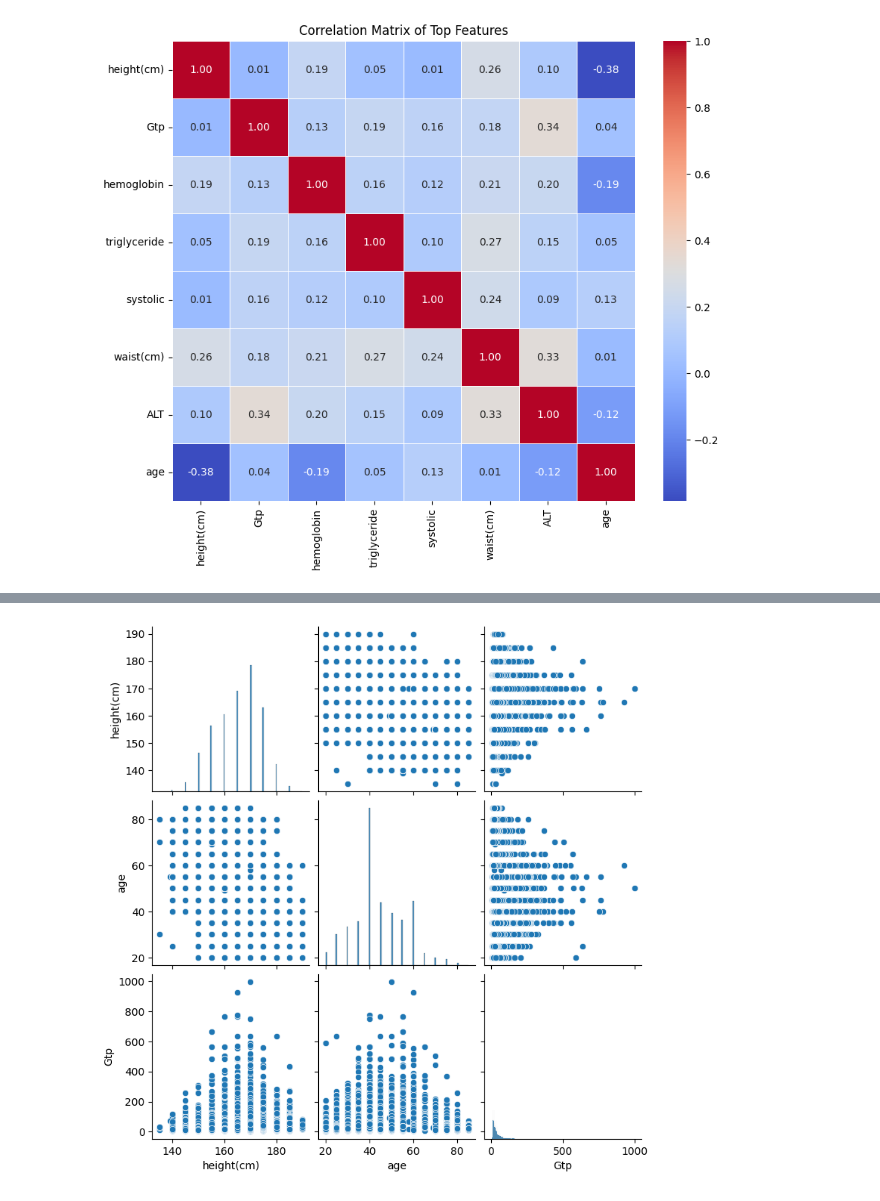
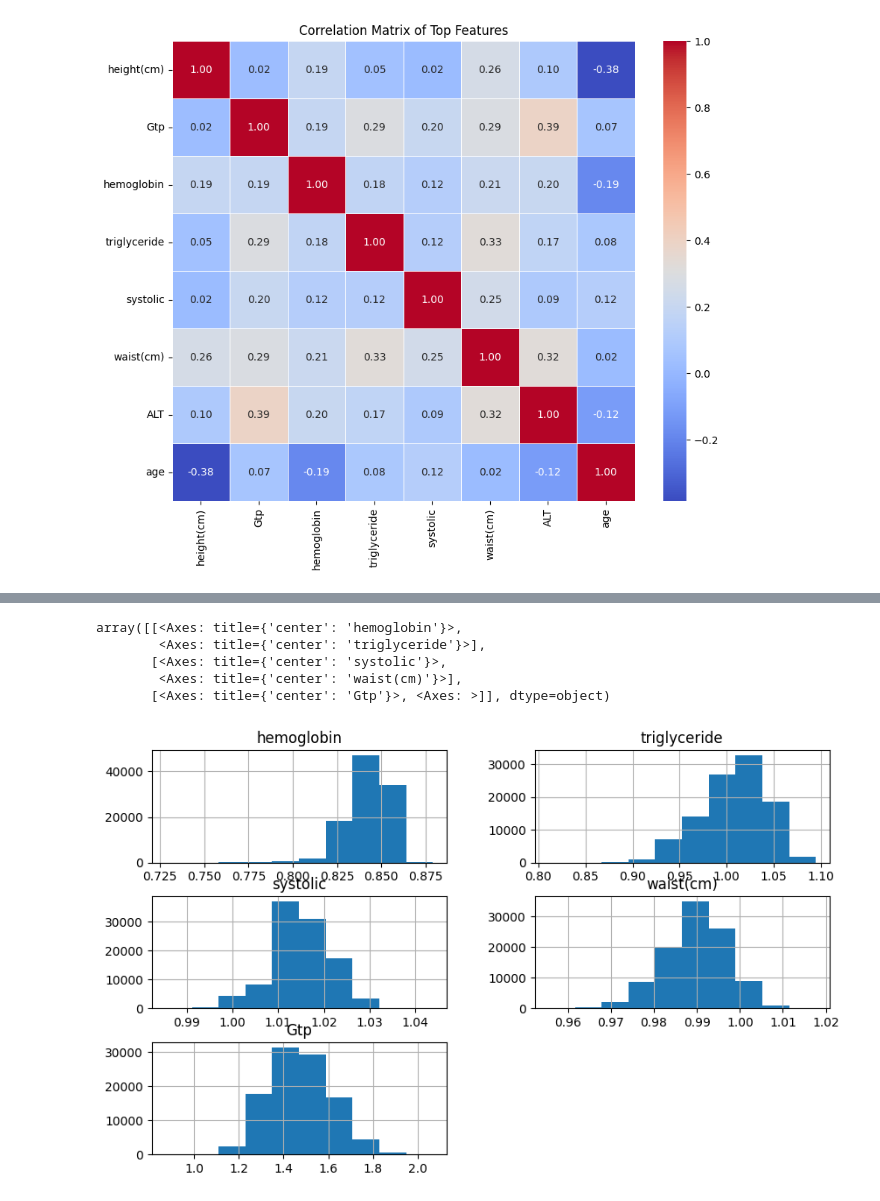
Before and after one commit to Tahker-w-tadmeer/intro_to_ml, a Jupyter notebook: ass3/data_analysis_explanatory.ipynb, the cells around one changed output, grey strips where cells are left out. Drawn from its saved outputs; the diff is of its cells as text; code cells hidden in the pictures.

```diff
--- a/ass3/data_analysis_explanatory.ipynb
+++ b/ass3/data_analysis_explanatory.ipynb
@@ -112,13 +112,15 @@ dtypes: float64(3), int64(6)
 memory usage: 3.4 MB
 [figure]
-# %%
-numeric_features = ['height(cm)','age','Gtp']
-sns.pairplot(data=df[numeric_features])
-plt.show()
-# %% [output]
-[figure, removed]
 # %%
 # Log transform skewed numeric features
 from sklearn.preprocessing import FunctionTransformer
-skewed_features = ['hemoglobin', 'triglyceride', 'systolic', 'waist(cm)']
+skewed_features = ['hemoglobin', 'triglyceride', 'systolic', 'waist(cm)','Gtp']
 df[skewed_features] = FunctionTransformer(np.log1p).fit_transform(df[skewed_features])
+df[skewed_features].hist(figsize=(10, 6))
+# %% [output]
+array([[<Axes: title={'center': 'hemoglobin'}>,
+        <Axes: title={'center': 'triglyceride'}>],
+       [<Axes: title={'center': 'systolic'}>,
+        <Axes: title={'center': 'waist(cm)'}>],
+       [<Axes: title={'center': 'Gtp'}>, <Axes: >]], dtype=object)
+[figure, added]
```
Also changed, not shown: parts of 11 cells of this notebook, 2 other files.
